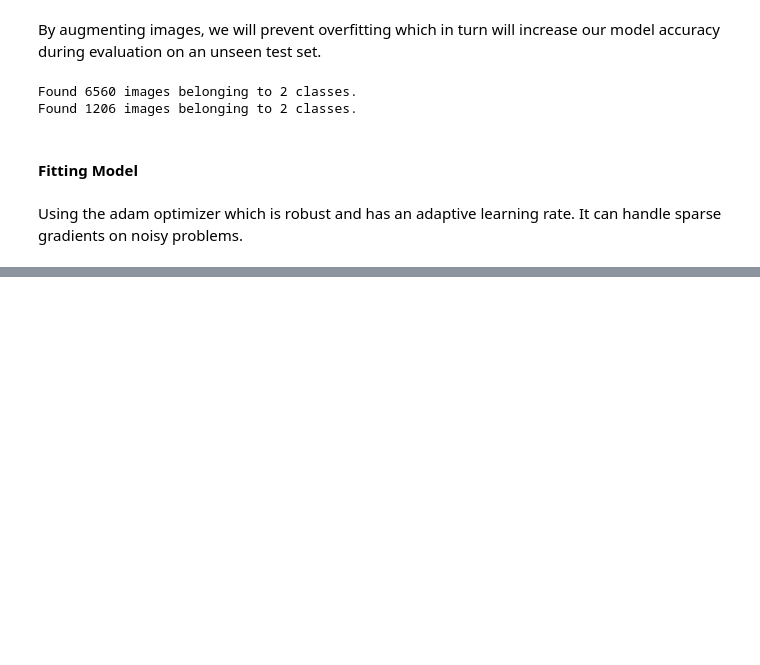
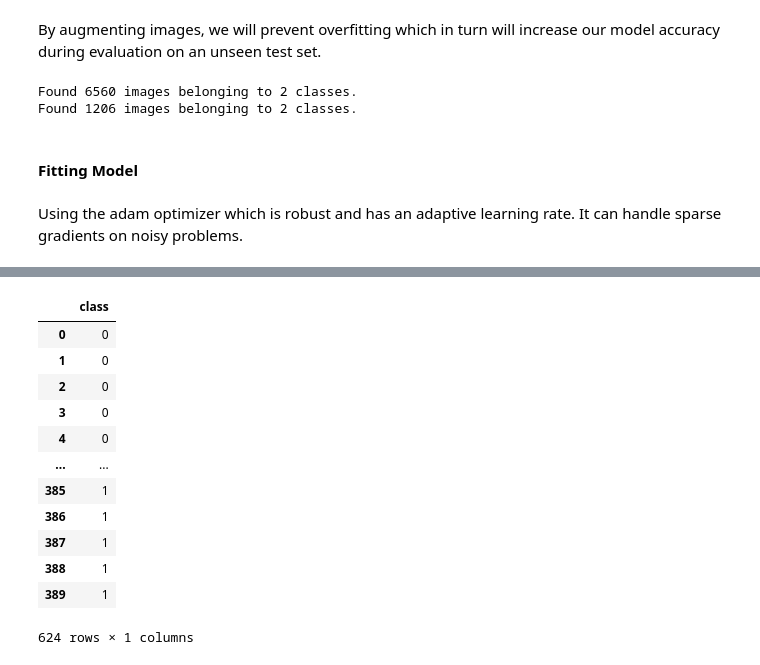
Before and after one commit to ChangeCourse1997/Covid_Detection, a Jupyter notebook: Main part 2.ipynb, the cells around one changed output, grey strips where cells are left out. Drawn from its saved outputs; the diff is of its cells as text; code cells hidden in the pictures; blank space fills up the shorter version.

```diff
--- a/Main part 2.ipynb
+++ b/Main part 2.ipynb
@@ -155 +176,4 @@ KeyboardInterrupt:
+# %%
+from tensorflow.keras.models import load_model
+model = load_model('AutoDoc.h5')
 # %%
@@ -176,0 +203,9 @@ print(decode_predictions(prediction, top=3)[0])
+# %%
+test_norm = os.listdir('chest_xray/test/NORMAL')
+test_pneumonia = os.listdir('chest_xray/test/PNEUMONIA')
+Real = pd.DataFrame(test_norm,columns=['image'])
+Real['class']= 0
+Real2 = pd.DataFrame(test_pneumonia,columns=['image'])
+Real2['class']=1
+test_df = pd.concat([Real,Real2])
+test_df = test_df.drop('image',axis=1)
@@ -176,0 +241,18 @@ print(decode_predictions(prediction, top=3)[0])
+# %%
+predictions = test_df.drop('class',axis=1)
+predictions['class'] = lst_pred
+predictions
+# %% [output]
+|  | class |
+| 0 | 0 |
+| 1 | 0 |
+| 2 | 0 |
+| 3 | 0 |
+| 4 | 0 |
+| ... | ... |
+| 385 | 1 |
+| 386 | 1 |
+| 387 | 1 |
+| 388 | 1 |
+| 389 | 1 |
+624 rows × 1 columns
```
Also changed, not shown: parts of 9 cells of this notebook, 1 other file.
